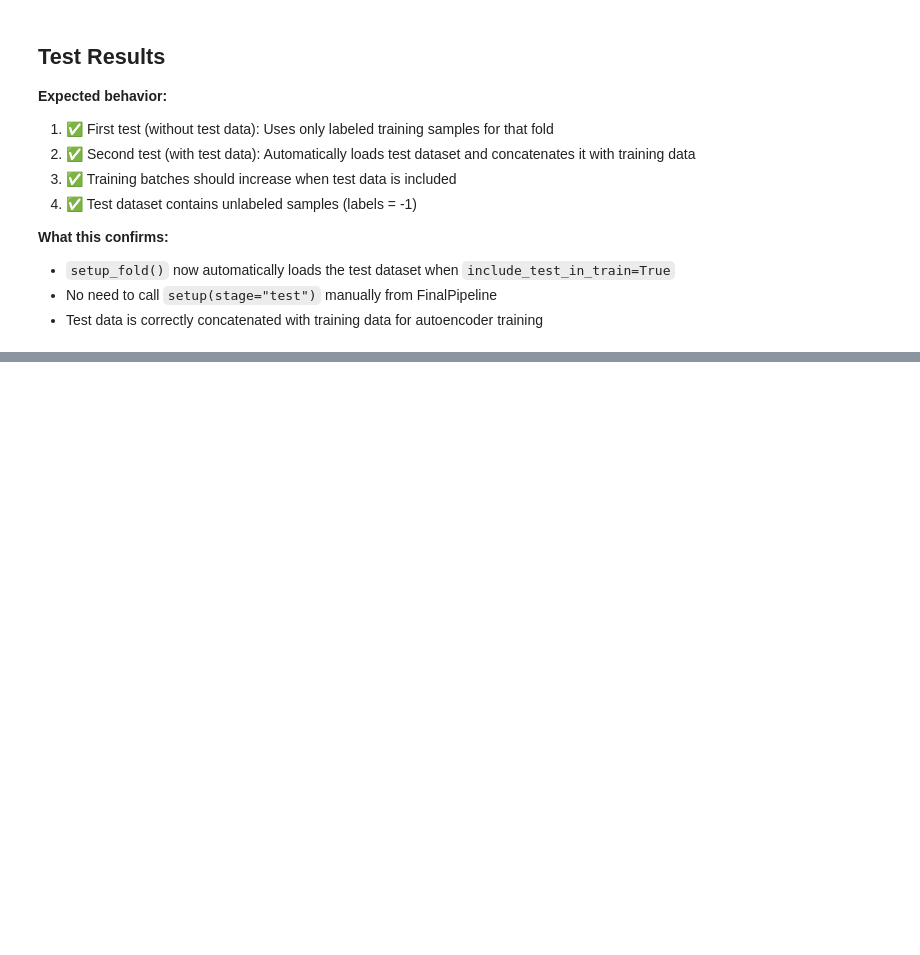
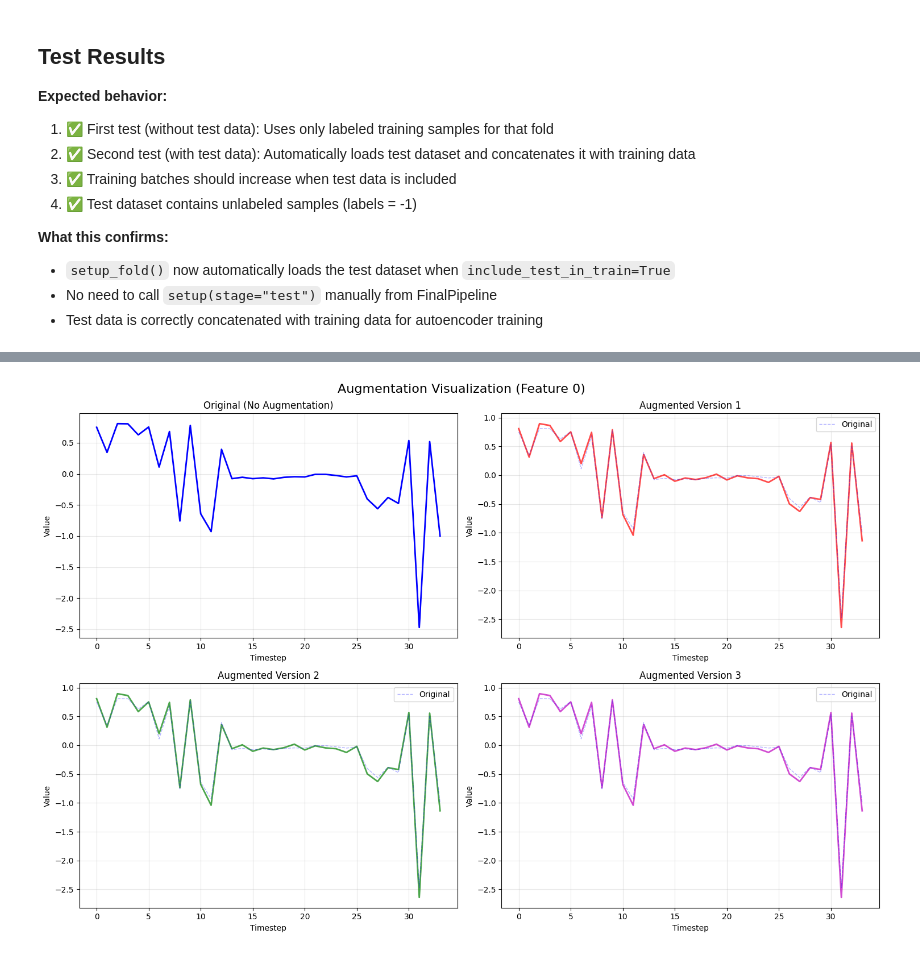
Before and after one commit to Gradient-Gang/ANN-Challenges, a Jupyter notebook: Notebook/DataLoading.ipynb, the cells around one changed output, grey strips where cells are left out. Cells and saved outputs as stored; diff of their text form; code cells hidden in the pictures; blank space fills up the shorter version.

Commit message:
feat: data augemntation and a lot of fancy stuff

```diff
--- a/Notebook/DataLoading.ipynb
+++ b/Notebook/DataLoading.ipynb
@@ -125,0 +495,96 @@ Testing batch loading from training data (with test included)...
+# %%
+# Test 5: Visualize augmentation effects
+print("\n" + "=" * 70)
+print("TEST 5: Visualize Augmentation Effects")
+print("=" * 70)
+
+import matplotlib.pyplot as plt
+import numpy as np
+
+# Get original and augmented versions of the same sample
+train_dataset = dataLoader_aug.train_labeled
+
+# Access underlying dataset to get original data without augmentation
+if hasattr(train_dataset, 'dataset'):
+    # It's a Subset
+    base_dataset = train_dataset.dataset
+    original_idx = train_dataset.indices[0]
+
+    # Temporarily disable augmentation to get original
+    was_training = base_dataset.is_training
+    base_dataset.is_training = False
+    (original_ts, _), _ = base_dataset[original_idx]
+    base_dataset.is_training = was_training
+
+    # Get augmented versions
+    (aug1_ts, _), _ = train_dataset[0]
+    (aug2_ts, _), _ = train_dataset[0]
+    (aug3_ts, _), _ = train_dataset[0]
+else:
+    # Direct dataset
+    base_dataset = train_dataset
+    was_training = base_dataset.is_training
+    base_dataset.is_training = False
+    (original_ts, _), _ = base_dataset[0]
+    base_dataset.is_training = was_training
+
+    (aug1_ts, _), _ = train_dataset[0]
+    (aug2_ts, _), _ = train_dataset[0]
+    (aug3_ts, _), _ = train_dataset[0]
+
+# Convert to numpy for plotting
+original_np = original_ts.numpy()
+aug1_np = aug1_ts.numpy()
+aug2_np = aug2_ts.numpy()
+aug3_np = aug3_ts.numpy()
+
+# Plot first feature of time series
+feature_idx = 0
+timesteps = np.arange(original_np.shape[0])
+
+fig, axes = plt.subplots(2, 2, figsize=(15, 10))
+fig.suptitle(f'Augmentation Visualization (Feature {feature_idx})', fontsize=16)
+
+# Original
+axes[0, 0].plot(timesteps, original_np[:, feature_idx], 'b-', linewidth=2)
+axes[0, 0].set_title('Original (No Augmentation)')
+axes[0, 0].set_xlabel('Timestep')
+axes[0, 0].set_ylabel('Value')
+axes[0, 0].grid(True, alpha=0.3)
+
+# Augmented version 1
+axes[0, 1].plot(timesteps, aug1_np[:, feature_idx], 'r-', linewidth=2, alpha=0.7)
+axes[0, 1].plot(timesteps, original_np[:, feature_idx], 'b--', linewidth=1, alpha=0.3, label='Original')
+axes[0, 1].set_title('Augmented Version 1')
+axes[0, 1].set_xlabel('Timestep')
+axes[0, 1].set_ylabel('Value')
+axes[0, 1].legend()
+axes[0, 1].grid(True, alpha=0.3)
+
+# Augmented version 2
+axes[1, 0].plot(timesteps, aug2_np[:, feature_idx], 'g-', linewidth=2, alpha=0.7)
+axes[1, 0].plot(timesteps, original_np[:, feature_idx], 'b--', linewidth=1, alpha=0.3, label='Original')
+axes[1, 0].set_title('Augmented Version 2')
+axes[1, 0].set_xlabel('Timestep')
+axes[1, 0].set_ylabel('Value')
+axes[1, 0].legend()
+axes[1, 0].grid(True, alpha=0.3)
+
+# Augmented version 3
+axes[1, 1].plot(timesteps, aug3_np[:, feature_idx], 'm-', linewidth=2, alpha=0.7)
+axes[1, 1].plot(timesteps, original_np[:, feature_idx], 'b--', linewidth=1, alpha=0.3, label='Original')
+axes[1, 1].set_title('Augmented Version 3')
+axes[1, 1].set_xlabel('Timestep')
+axes[1, 1].set_ylabel('Value')
+axes[1, 1].legend()
+axes[1, 1].grid(True, alpha=0.3)
+
+plt.tight_layout()
+plt.show()
+
+print("✓ Visualization complete")
+print(f"  You should see:")
+print(f"    - Slight noise variations (jitter)")
+print(f"    - Amplitude scaling differences")
+print(f"    - Time warping effects (temporal distortion)")
+# %% [output]
@@ -125,0 +594 @@ Testing batch loading from training data (with test included)...
+[figure, added]
```
Also changed, not shown: parts of 11 cells of this notebook, 6 other files.
